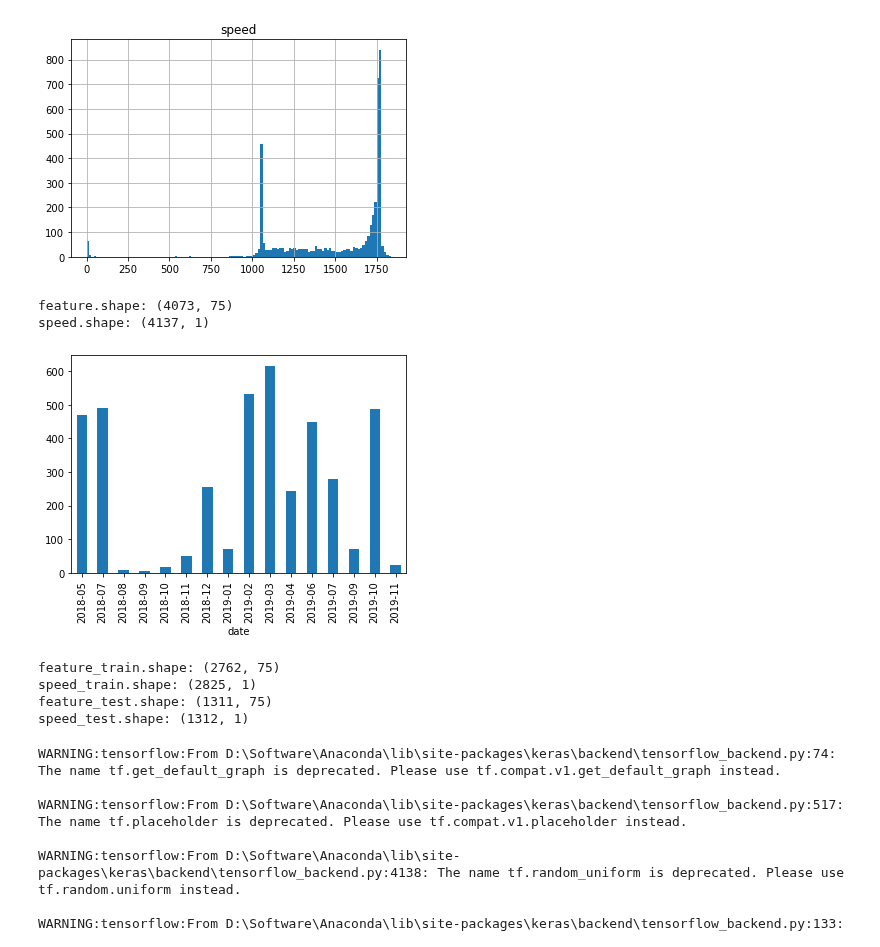
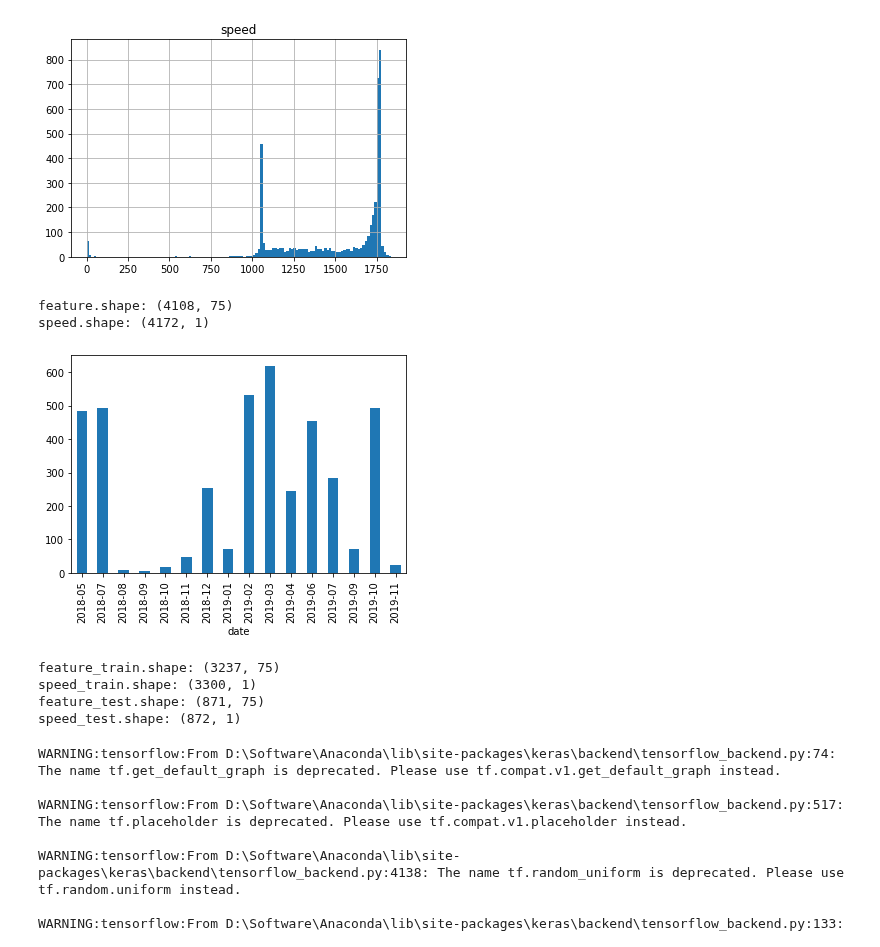
Before and after one commit to AiZhanghan/gearbox-fault-detection, a Jupyter notebook: code/train/niu_jia_ling/13.ipynb, the cells around one changed output. Drawn from its saved outputs; the diff is of its cells as text; code cells hidden in the pictures.

```diff
--- a/code/train/niu_jia_ling/13.ipynb
+++ b/code/train/niu_jia_ling/13.ipynb
@@ -37,22 +37,23 @@ speed.hist(bins=128)
 array([[<AxesSubplot:title={'center':'speed'}>]], dtype=object)
 [figure]
 # %%
-feature = feature[speed.speed >= 1000]
-speed = speed[speed.speed >= 1000]
+speed_threshold = 250
+feature = feature[speed.speed >= speed_threshold]
+speed = speed[speed.speed >= speed_threshold]
 
 toolkit.print_shape(feature=feature, speed=speed)
 
 visualization.data_distribution(feature)
 # %% [output]
-feature.shape: (4073, 75)
-speed.shape: (4137, 1)
+feature.shape: (4108, 75)
+speed.shape: (4172, 1)
-[figure, old version]
+[figure, new version]
 # %%
 # 划分train set, test set
 train_start = "2018-05"
-train_end = "2019-05"
+train_end = "2019-06"
 
-test_start = "2019-06"
+test_start = "2019-07"
 test_end = "2019"
 
 feature_train = feature[train_start: train_end]
@@ -63,10 +64,10 @@ speed_test = speed[test_start: test_end]
 
 toolkit.print_shape(feature_train=feature_train, speed_train=speed_train, feature_test=feature_test, speed_test=speed_test)
 # %% [output]
-feature_train.shape: (2762, 75)
-speed_train.shape: (2825, 1)
-feature_test.shape: (1311, 75)
-speed_test.shape: (1312, 1)
+feature_train.shape: (3237, 75)
+speed_train.shape: (3300, 1)
+feature_test.shape: (871, 75)
+speed_test.shape: (872, 1)
 # %%
 feature_test = feature
 speed_test = speed
```
Also changed, not shown: parts of 2 cells of this notebook, 22 other files.
